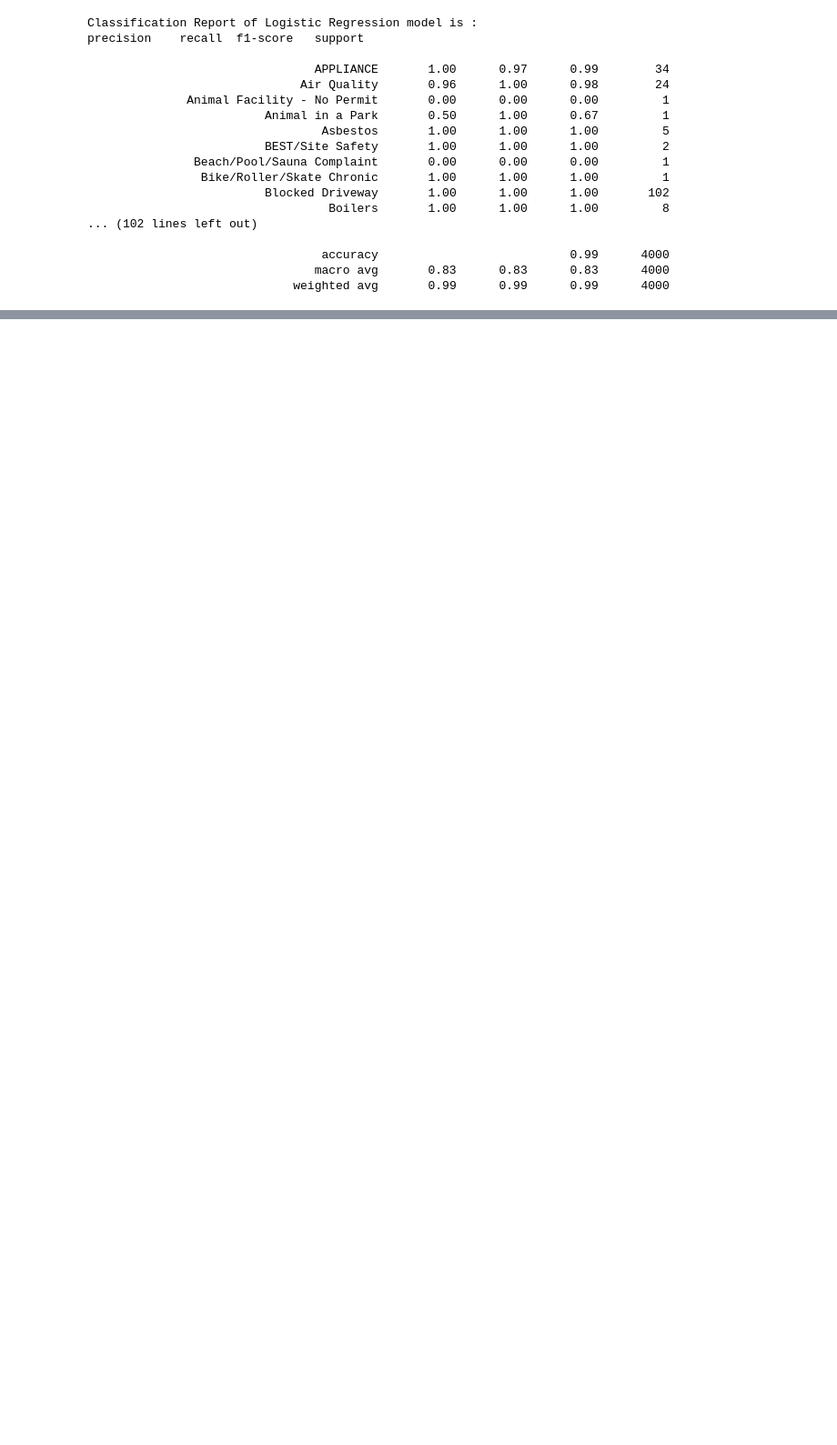
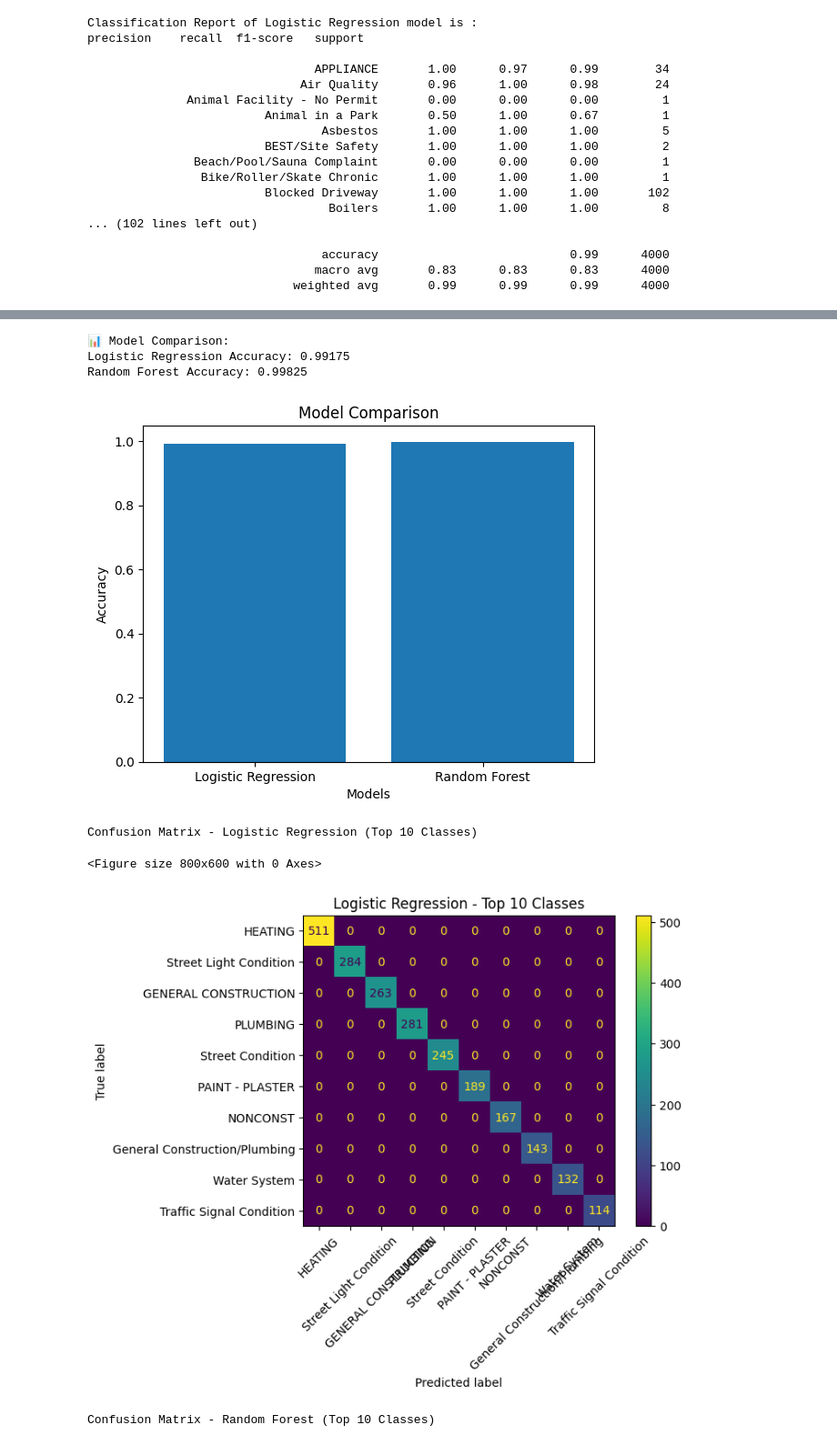
Before and after one commit to Sandrasvk/AI-Driven-Citizen-Grievance-Sentiment-Analysis-System, a Jupyter notebook: week1 week2 government data.ipynb, the cells around one changed output, grey strips where cells are left out. Shown at 91% size. Cells and saved outputs as stored; diff of their text form; code cells hidden in the pictures; blank space fills up the shorter version.

Commit message:
Added Random Forest evaluation with accuracy, confusion matrix and classification report

```diff
--- a/week1 week2 government data.ipynb
+++ b/week1 week2 government data.ipynb
@@ -437,0 +495,77 @@ Classification Report of Logistic Regression model is :
+# %%
+from sklearn.linear_model import LogisticRegression
+from sklearn.ensemble import RandomForestClassifier
+from sklearn.metrics import accuracy_score, confusion_matrix, ConfusionMatrixDisplay
+import matplotlib.pyplot as plt
+
+# -------- Logistic Regression --------
+lr_model = LogisticRegression(max_iter=1000)
+lr_model.fit(X_train, y_train)
+
+lr_pred = lr_model.predict(X_test)
+lr_acc = accuracy_score(y_test, lr_pred)
+
+# -------- Random Forest --------
+rf_model = RandomForestClassifier(n_estimators=100, random_state=42)
+rf_model.fit(X_train, y_train)
+
+rf_pred = rf_model.predict(X_test)
+rf_acc = accuracy_score(y_test, rf_pred)
+
+# -------- Comparison --------
+print("📊 Model Comparison:")
+print("Logistic Regression Accuracy:", lr_acc)
+print("Random Forest Accuracy:", rf_acc)
+
+# -------- Bar Graph --------
+models = ['Logistic Regression', 'Random Forest']
+scores = [lr_acc, rf_acc]
+
+plt.figure()
+plt.bar(models, scores)
+plt.title("Model Comparison")
+plt.ylabel("Accuracy")
+plt.xlabel("Models")
+plt.show()
+
+
+import numpy as np
+
+
+top_classes = y.value_counts().nlargest(10).index
+
+# Filter test data
+mask = y_test.isin(top_classes)
+
+y_test_filtered = y_test[mask]
+lr_pred_filtered = lr_pred[mask]
+rf_pred_filtered = rf_pred[mask]
+
+# Logistic Regression CM
+print("\nConfusion Matrix - Logistic Regression (Top 10 Classes)")
+cm_lr = confusion_matrix(y_test_filtered, lr_pred_filtered, labels=top_classes)
+
+plt.figure(figsize=(8,6))
+disp_lr = ConfusionMatrixDisplay(confusion_matrix=cm_lr, display_labels=top_classes)
+disp_lr.plot(xticks_rotation=45)
+plt.title("Logistic Regression - Top 10 Classes")
+plt.show()
+
+# Random Forest CM
+print("\nConfusion Matrix - Random Forest (Top 10 Classes)")
+cm_rf = confusion_matrix(y_test_filtered, rf_pred_filtered, labels=top_classes)
+
+plt.figure(figsize=(8,6))
+disp_rf = ConfusionMatrixDisplay(confusion_matrix=cm_rf, display_labels=top_classes)
+disp_rf.plot(xticks_rotation=45)
+plt.title("Random Forest - Top 10 Classes")
+plt.show()
+# %% [output]
+📊 Model Comparison:
+Logistic Regression Accuracy: 0.99175
+Random Forest Accuracy: 0.99825
+[figure, added]
+Confusion Matrix - Logistic Regression (Top 10 Classes)
+<Figure size 800x600 with 0 Axes>
+[figure, added]
+Confusion Matrix - Random Forest (Top 10 Classes)
```
Also changed, not shown: parts of 14 cells of this notebook.
